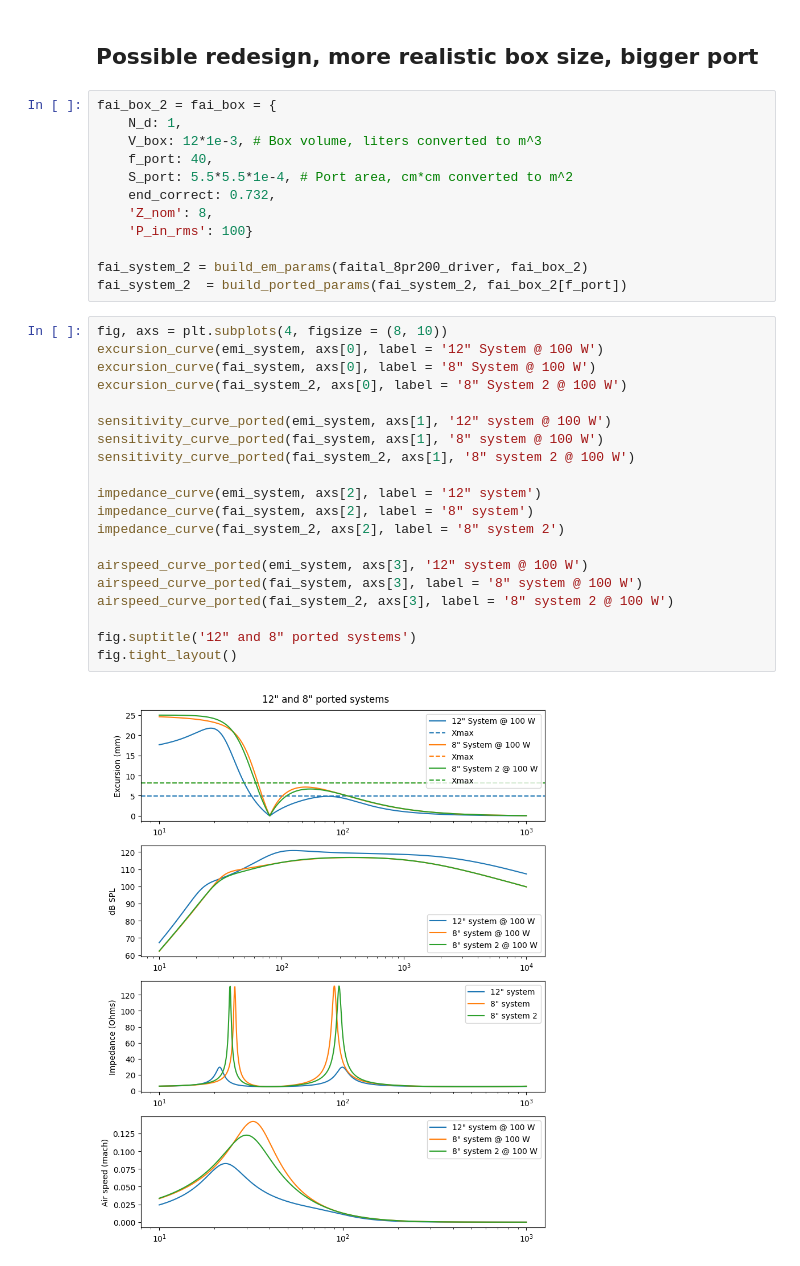
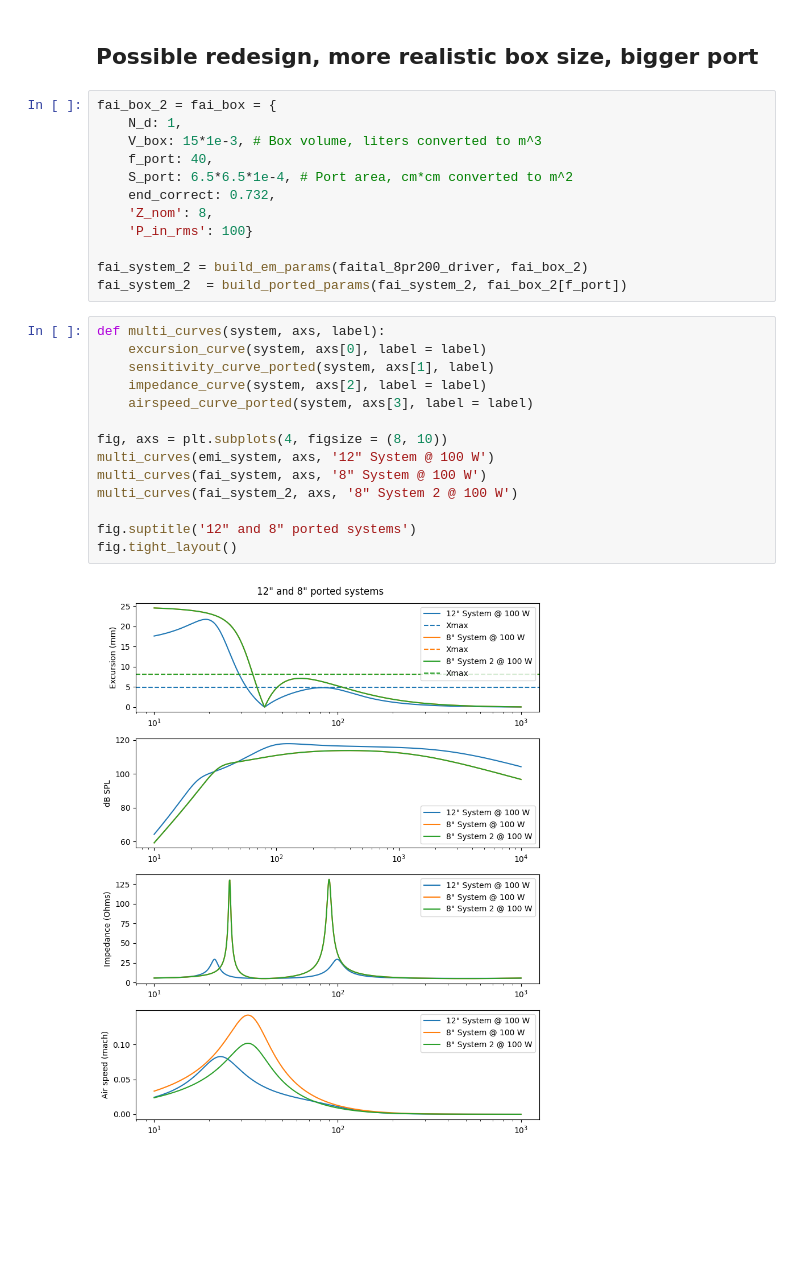
Before and after one commit to bassistTech/bassistTech.github.io, a Jupyter notebook: SpeakerTheory/12_and_8_inch_designs_sympy.ipynb, the cells around one changed output. Saved outputs shown, nothing was run; the diff lists cells and outputs as text; blank space fills up the shorter version.

```diff
--- a/SpeakerTheory/12_and_8_inch_designs_sympy.ipynb
+++ b/SpeakerTheory/12_and_8_inch_designs_sympy.ipynb
@@ -93,9 +90,9 @@ fai_system  = build_ported_params(fai_system, fai_box[f_port])
 # %%
 fai_box_2 = fai_box = {
     N_d: 1,
-    V_box: 12*1e-3, # Box volume, liters converted to m^3
+    V_box: 15*1e-3, # Box volume, liters converted to m^3
     f_port: 40,
-    S_port: 5.5*5.5*1e-4, # Port area, cm*cm converted to m^2
+    S_port: 6.5*6.5*1e-4, # Port area, cm*cm converted to m^2
     end_correct: 0.732,
     'Z_nom': 8,
     'P_in_rms': 100}
@@ -103,27 +100,21 @@ fai_box_2 = fai_box = {
 fai_system_2 = build_em_params(faital_8pr200_driver, fai_box_2)
 fai_system_2  = build_ported_params(fai_system_2, fai_box_2[f_port])
 # %%
+def multi_curves(system, axs, label):
+    excursion_curve(system, axs[0], label = label)
+    sensitivity_curve_ported(system, axs[1], label)
+    impedance_curve(system, axs[2], label = label)
+    airspeed_curve_ported(system, axs[3], label = label)
+
 fig, axs = plt.subplots(4, figsize = (8, 10))
-excursion_curve(emi_system, axs[0], label = '12" System @ 100 W')
-excursion_curve(fai_system, axs[0], label = '8" System @ 100 W')
-excursion_curve(fai_system_2, axs[0], label = '8" System 2 @ 100 W')
-
-sensitivity_curve_ported(emi_system, axs[1], '12" system @ 100 W')
-sensitivity_curve_ported(fai_system, axs[1], '8" system @ 100 W')
-sensitivity_curve_ported(fai_system_2, axs[1], '8" system 2 @ 100 W')
-
-impedance_curve(emi_system, axs[2], label = '12" system')
-impedance_curve(fai_system, axs[2], label = '8" system')
-impedance_curve(fai_system_2, axs[2], label = '8" system 2')
-
-airspeed_curve_ported(emi_system, axs[3], '12" system @ 100 W')
-airspeed_curve_ported(fai_system, axs[3], label = '8" system @ 100 W')
-airspeed_curve_ported(fai_system_2, axs[3], label = '8" system 2 @ 100 W')
+multi_curves(emi_system, axs, '12" System @ 100 W')
+multi_curves(fai_system, axs, '8" System @ 100 W')
+multi_curves(fai_system_2, axs, '8" System 2 @ 100 W')
 
 fig.suptitle('12" and 8" ported systems')
 fig.tight_layout()
 # %% [output]
-[figure, old version]
+[figure, new version]
 # %%
 report_keys = ['Znom',
     'f_s',
```
Also changed, not shown: parts of 3 cells of this notebook, 15 other files.
